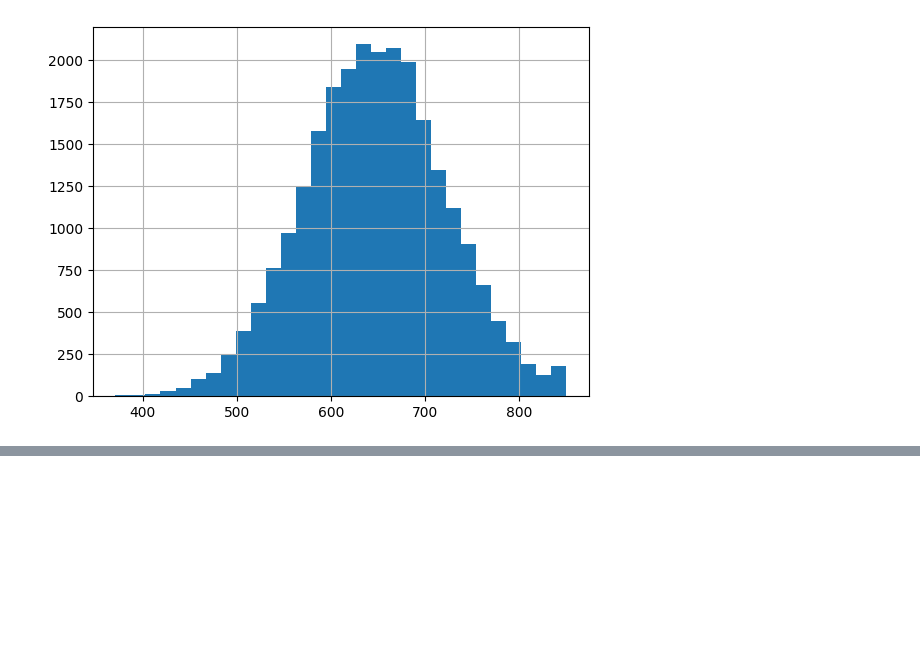
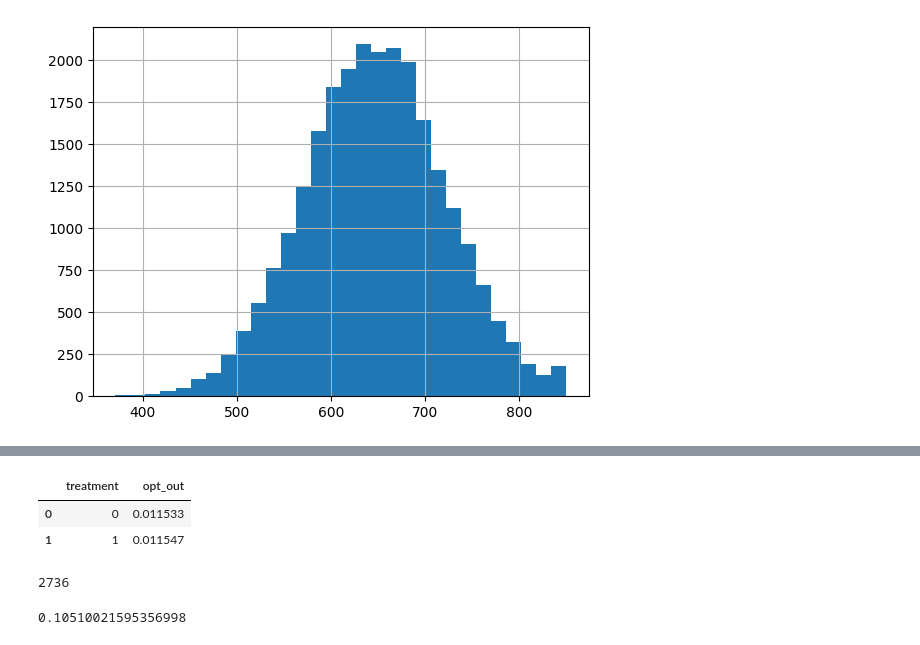
Before and after one commit to DSeals12/AI-Credit-Personalization, a Jupyter notebook: src/february_project/data_generation/01_data_validation.ipynb, the cells around one changed output, grey strips where cells are left out. Drawn from its saved outputs; the diff is of its cells as text; code cells hidden in the pictures; blank space fills up the shorter version.

```diff
--- a/src/february_project/data_generation/01_data_validation.ipynb
+++ b/src/february_project/data_generation/01_data_validation.ipynb
@@ -42,0 +76,16 @@ Name: opt_out, dtype: float64
+# %%
+exposures.groupby("treatment")["opt_out"].mean().reset_index()
+# %% [output]
+|  | treatment | opt_out |
+| 0 | 0 | 0.011533 |
+| 1 | 1 | 0.011547 |
+# %%
+exposures["opt_out"].sum()
+# %% [output]
+2736
+# %%
+exposures.shape
+exposures["opt_out"].sum()
+exposures["converted"].mean()
+# %% [output]
+0.10510021595356998
```
Also changed, not shown: parts of 8 cells of this notebook, 2 other files.
